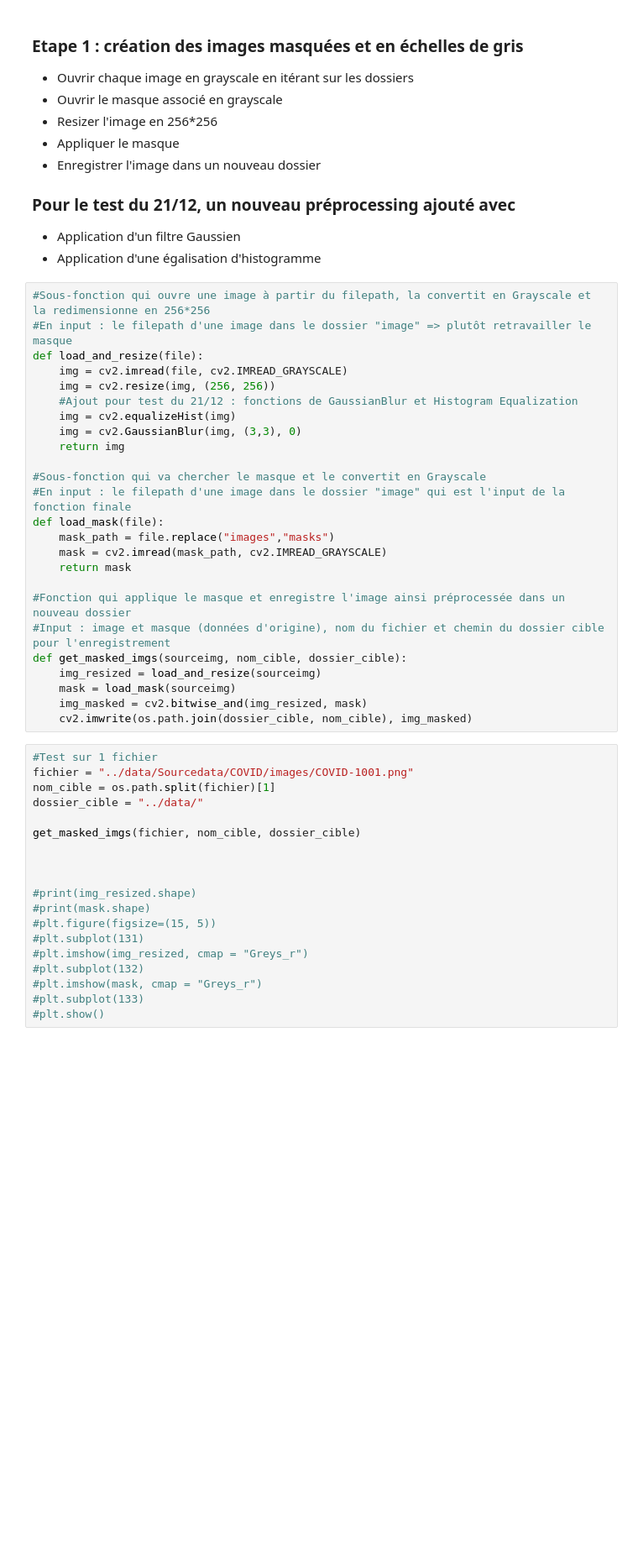
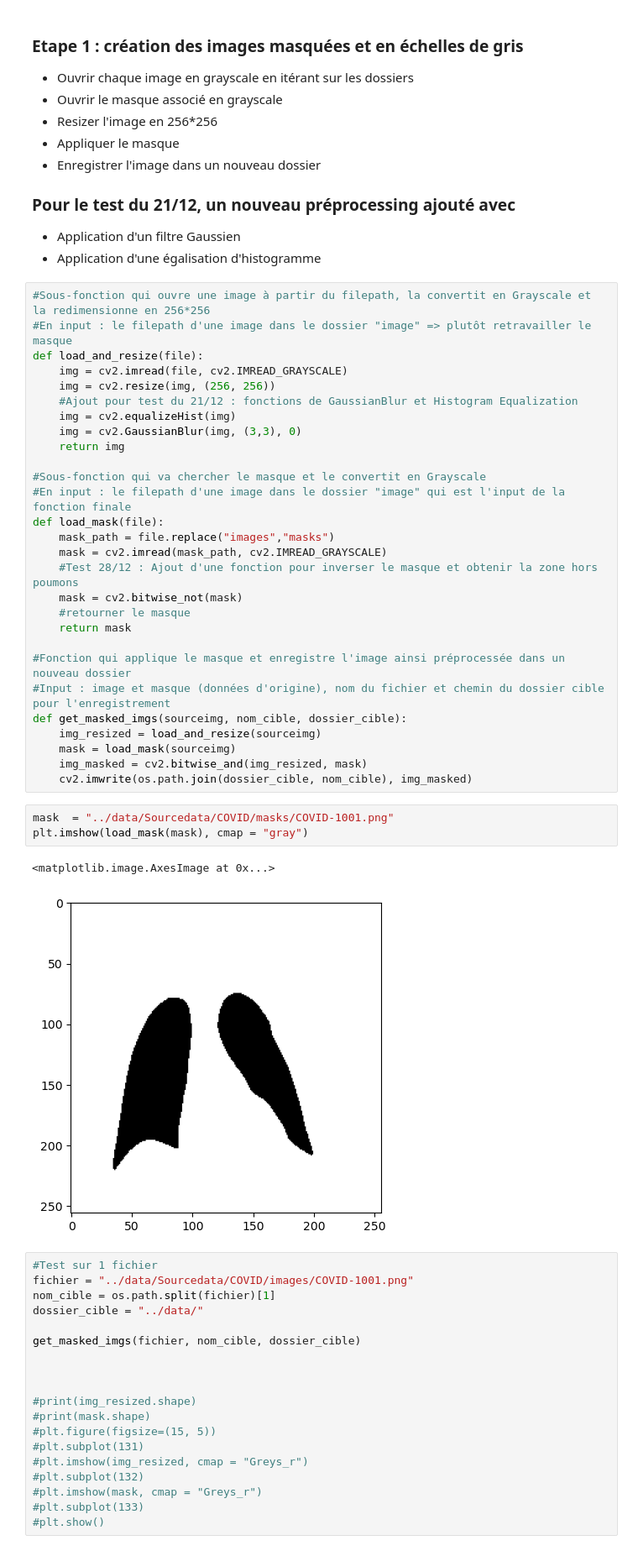
Before and after one commit to DataScientest-Studio/OCT23_BDS_Radios_Poumons, a Jupyter notebook: notebooks/2.0 Thibaut Preprocessing.ipynb, the cells around one changed output. Shown at 84% size. Saved outputs shown, nothing was run; the diff lists cells and outputs as text; blank space fills up the shorter version.

```diff
--- a/notebooks/2.0 Thibaut Preprocessing.ipynb
+++ b/notebooks/2.0 Thibaut Preprocessing.ipynb
@@ -48,6 +48,9 @@ def load_and_resize(file):
 def load_mask(file):
     mask_path = file.replace("images","masks")
     mask = cv2.imread(mask_path, cv2.IMREAD_GRAYSCALE)
+    #Test 28/12 : Ajout d'une fonction pour inverser le masque et obtenir la zone hors poumons
+    mask = cv2.bitwise_not(mask)
+    #retourner le masque
     return mask
 
 #Fonction qui applique le masque et enregistre l'image ainsi préprocessée dans un nouveau dossier
@@ -57,6 +60,12 @@ def get_masked_imgs(sourceimg, nom_cible, dossier_cible):
     mask = load_mask(sourceimg)
     img_masked = cv2.bitwise_and(img_resized, mask)
     cv2.imwrite(os.path.join(dossier_cible, nom_cible), img_masked)
+# %%
+mask  = "../data/Sourcedata/COVID/masks/COVID-1001.png"
+plt.imshow(load_mask(mask), cmap = "gray")
+# %% [output]
+<matplotlib.image.AxesImage at 0x...>
+[figure, added]
 # %%
 #Test sur 1 fichier
 fichier = "../data/Sourcedata/COVID/images/COVID-1001.png"
```
Also changed, not shown: parts of 3 cells of this notebook, 1 other file.
